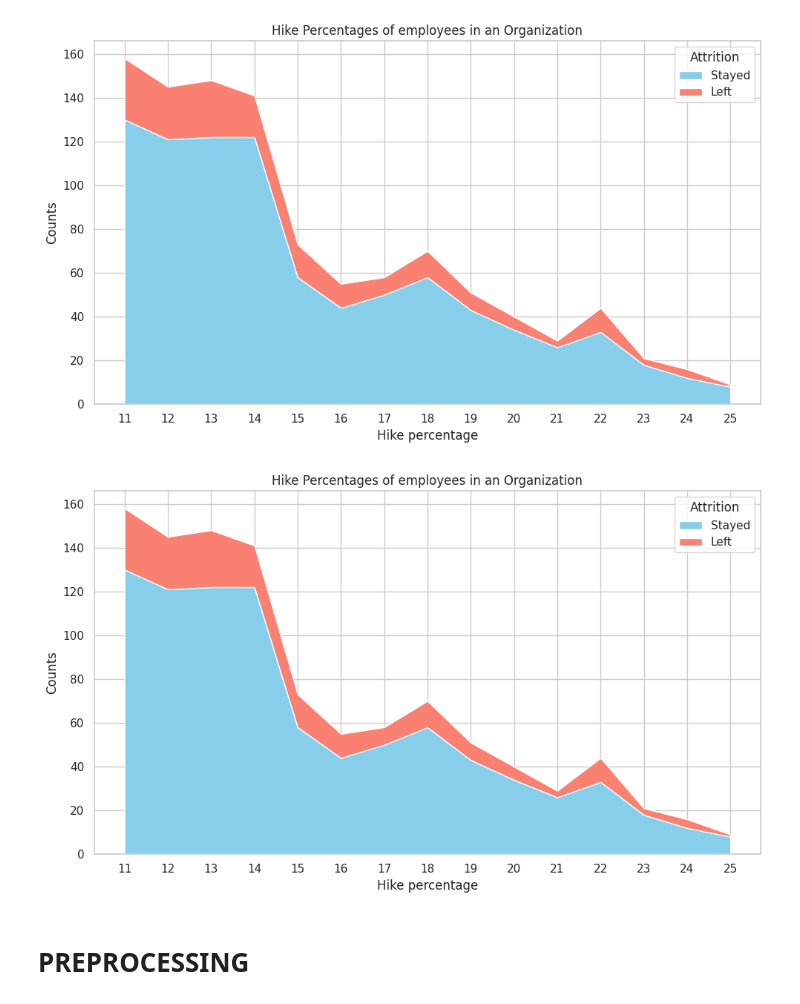
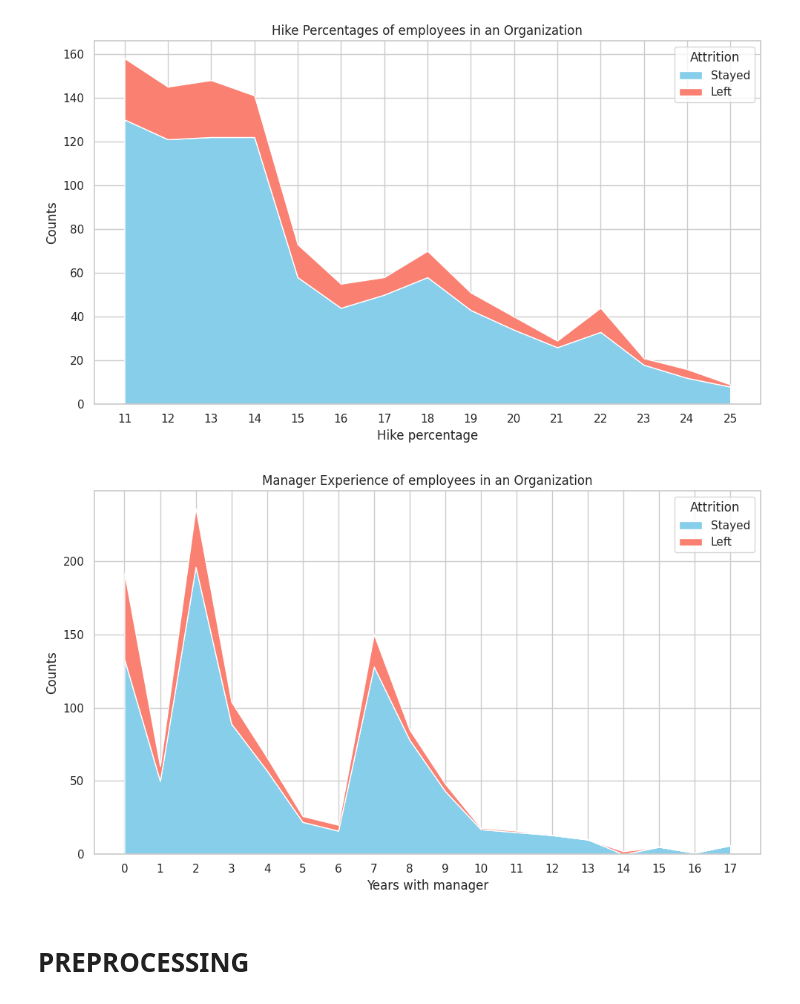
Before and after one commit to karanBx/EmployeeAttrition, a Jupyter notebook: EmployeeLeave.ipynb, the cells around one changed output. Drawn from its saved outputs; the diff is of its cells as text; code cells hidden in the pictures.

```diff
--- a/EmployeeLeave.ipynb
+++ b/EmployeeLeave.ipynb
@@ -314,23 +314,23 @@ plt.show()
 # %%
 #Visualising Attrition dependency on Employee's experience count with manager
 
-wm_att = data.groupby(['PercentSalaryHike','Attrition'])['DailyRate'].count().reset_index(name='Counts')
-wm_att = wm_att.pivot(index='PercentSalaryHike', columns='Attrition', values='Counts').fillna(0)
+wm_att = data.groupby(['YearsWithCurrManager','Attrition'])['DailyRate'].count().reset_index(name='Counts')
+wm_att = wm_att.pivot(index='YearsWithCurrManager', columns='Attrition', values='Counts').fillna(0)
 
 wm_att.columns = ['Stayed', 'Left']
 
 #Area chart
 plt.figure(figsize=(10, 6))
 plt.stackplot(wm_att.index, wm_att['Stayed'], wm_att['Left'], labels=['Stayed', 'Left'], colors=['skyblue', 'salmon'])
-plt.title('Hike Percentages of employees in an Organization')
-plt.xlabel('Hike percentage')
+plt.title('Manager Experience of employees in an Organization')
+plt.xlabel('Years with manager')
 plt.ylabel('Counts')
 plt.legend(title='Attrition', loc='upper right')
 plt.xticks(ticks=wm_att.index, labels=wm_att.index, rotation=0)
 plt.tight_layout()
 plt.show()
 # %% [output]
-[figure, old version]
+[figure, new version]
 # %% [markdown]
 # PREPROCESSING
 # %%
```
